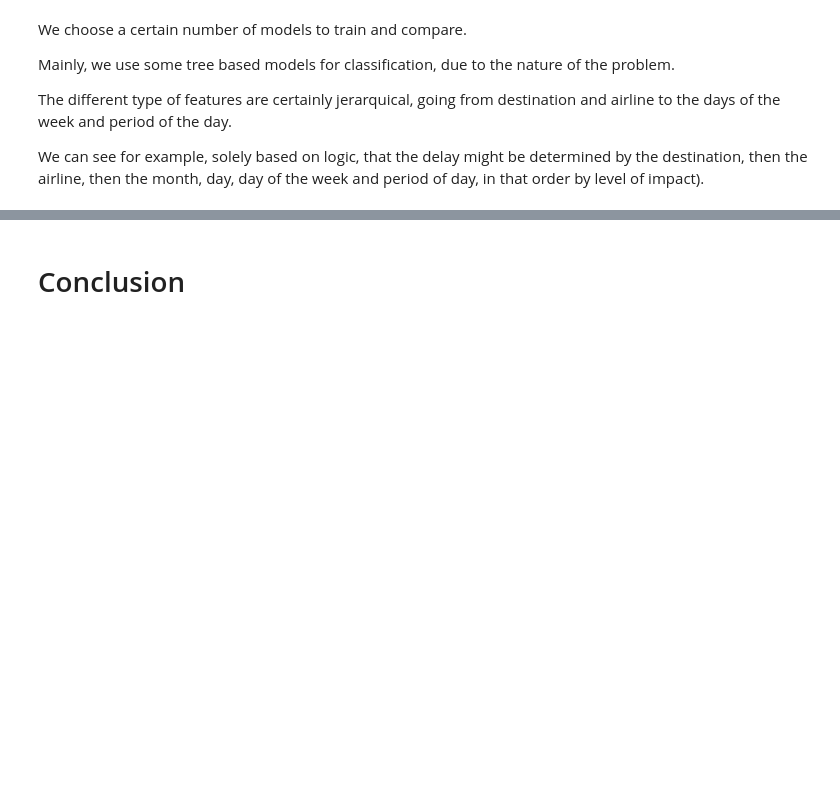
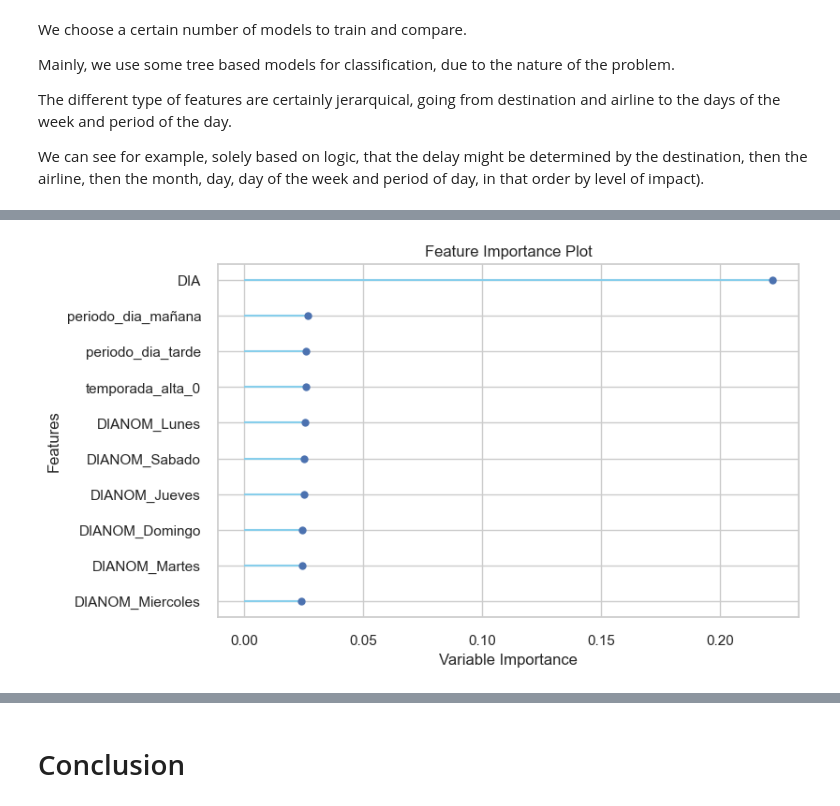
Before and after one commit to XxZeroGravityxX/Flight_delay_study, a Jupyter notebook: solution.ipynb, the cells around one changed output, grey strips where cells are left out. Cells and saved outputs as stored; diff of their text form; code cells hidden in the pictures; blank space fills up the shorter version.

```diff
--- a/solution.ipynb
+++ b/solution.ipynb
@@ -680,0 +783,5 @@ interactive(children=(ToggleButtons(description='Plot Type:', icons=('',), optio
+# %%
+# Plot score
+plot_model(rf_best_model, plot='feature')
+# %% [output]
+[figure, added]
```
Also changed, not shown: parts of 23 cells of this notebook, 5 other files.
